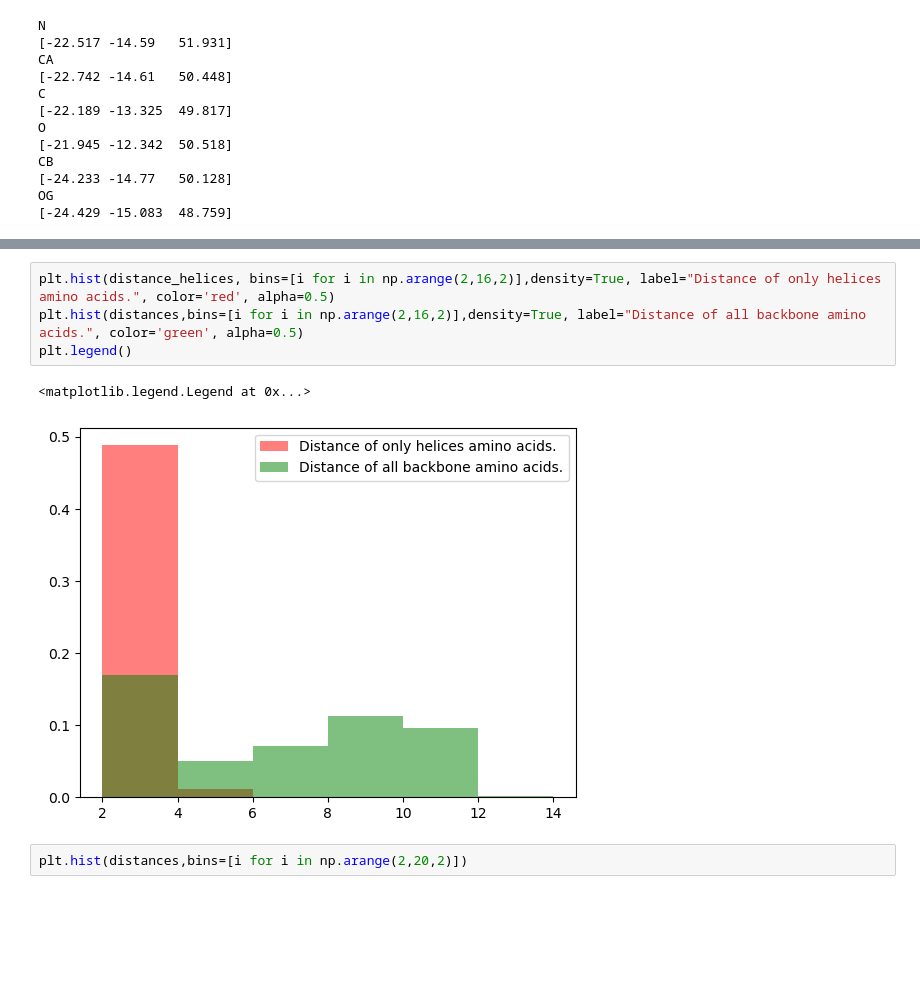
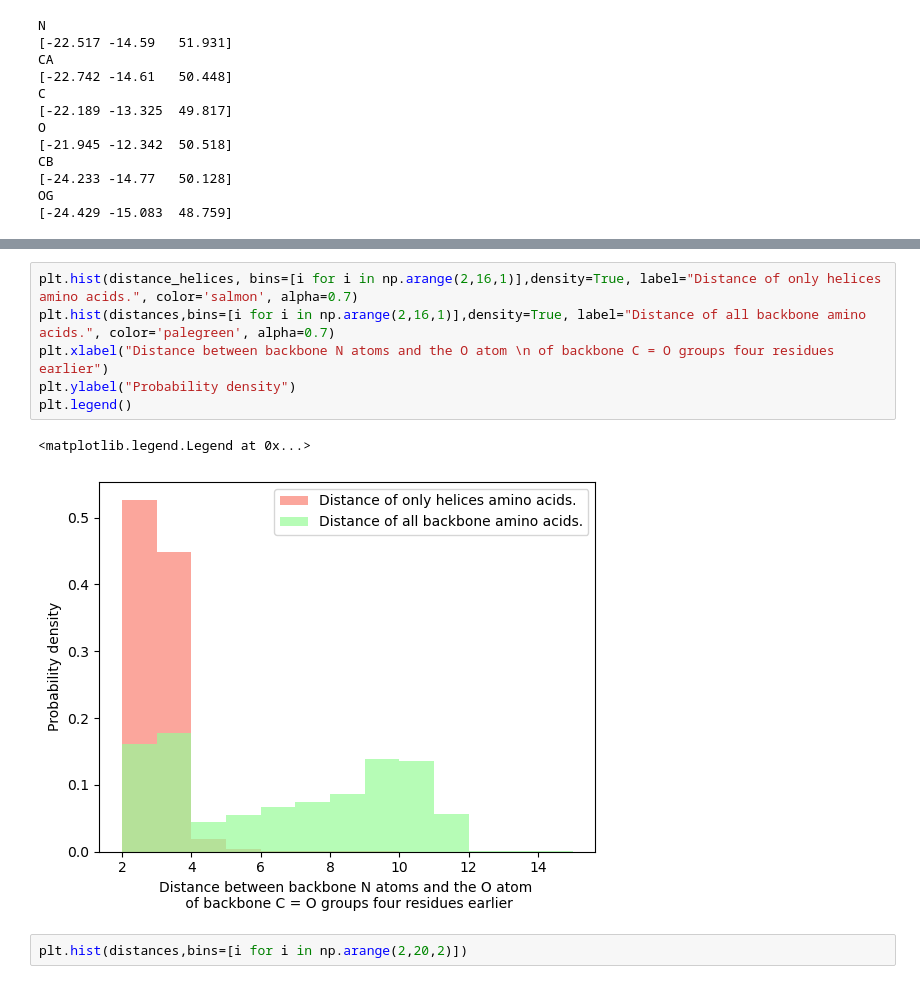
Before and after one commit to Q-Bach/SSBI, a Jupyter notebook: A03/test.ipynb, the cells around one changed output, grey strips where cells are left out. Cells and saved outputs as stored; diff of their text form; blank space fills up the shorter version.

```diff
--- a/A03/test.ipynb
+++ b/A03/test.ipynb
@@ -482,12 +482,14 @@ for pdb_file in pdb_files:
 .\Supplementary_full\6eml.pdb
 .\Supplementary_full\6g1v.pdb
 # %%
-plt.hist(distance_helices, bins=[i for i in np.arange(2,16,2)],density=True, label="Distance of only helices amino acids.", color='red', alpha=0.5)
-plt.hist(distances,bins=[i for i in np.arange(2,16,2)],density=True, label="Distance of all backbone amino acids.", color='green', alpha=0.5)
+plt.hist(distance_helices, bins=[i for i in np.arange(2,16,1)],density=True, label="Distance of only helices amino acids.", color='salmon', alpha=0.7)
+plt.hist(distances,bins=[i for i in np.arange(2,16,1)],density=True, label="Distance of all backbone amino acids.", color='palegreen', alpha=0.7)
+plt.xlabel("Distance between backbone N atoms and the O atom \n of backbone C = O groups four residues earlier")
+plt.ylabel("Probability density")
 plt.legend()
 # %% [output]
 <matplotlib.legend.Legend at 0x...>
-[figure, old version]
+[figure, new version]
 # %%
 plt.hist(distances,bins=[i for i in np.arange(2,20,2)])
 # %% [output]
```
Also changed, not shown: parts of 1 cell of this notebook, 1 other file.
